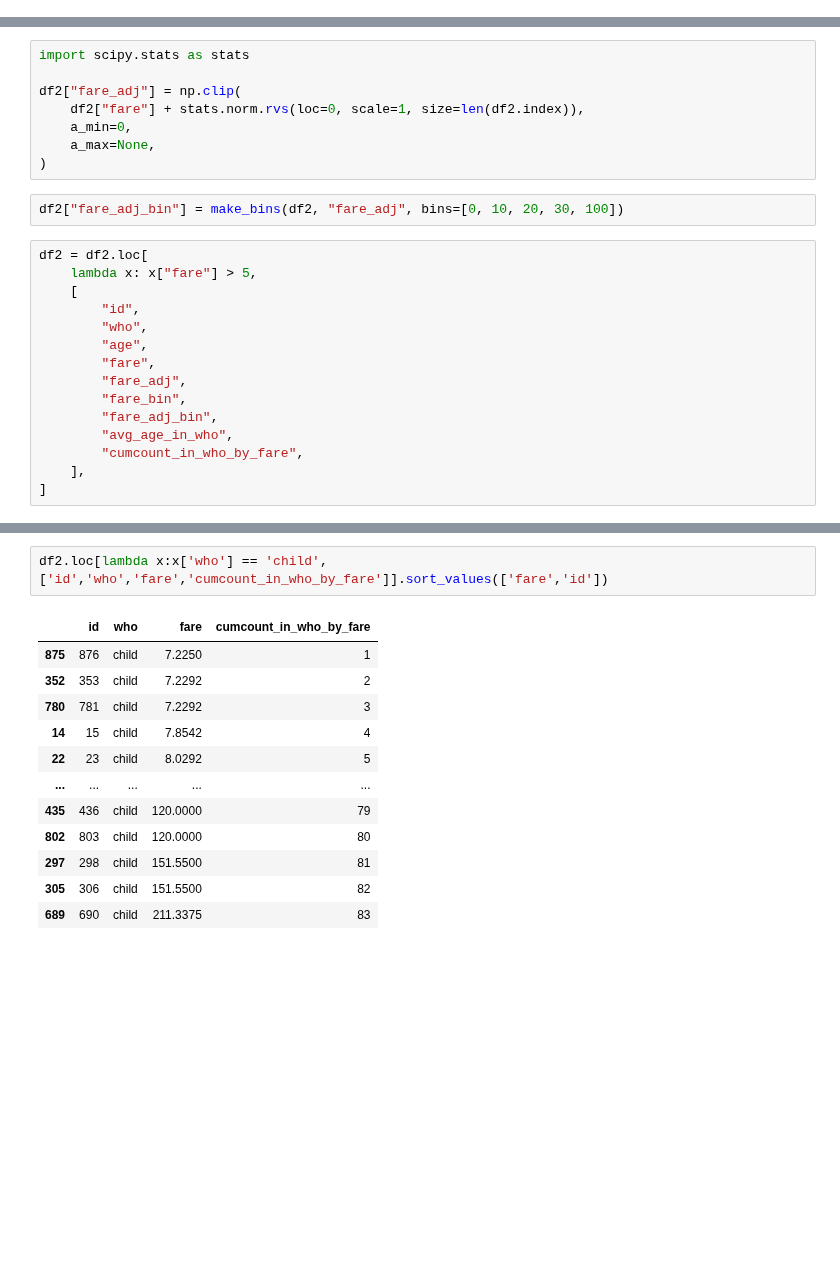
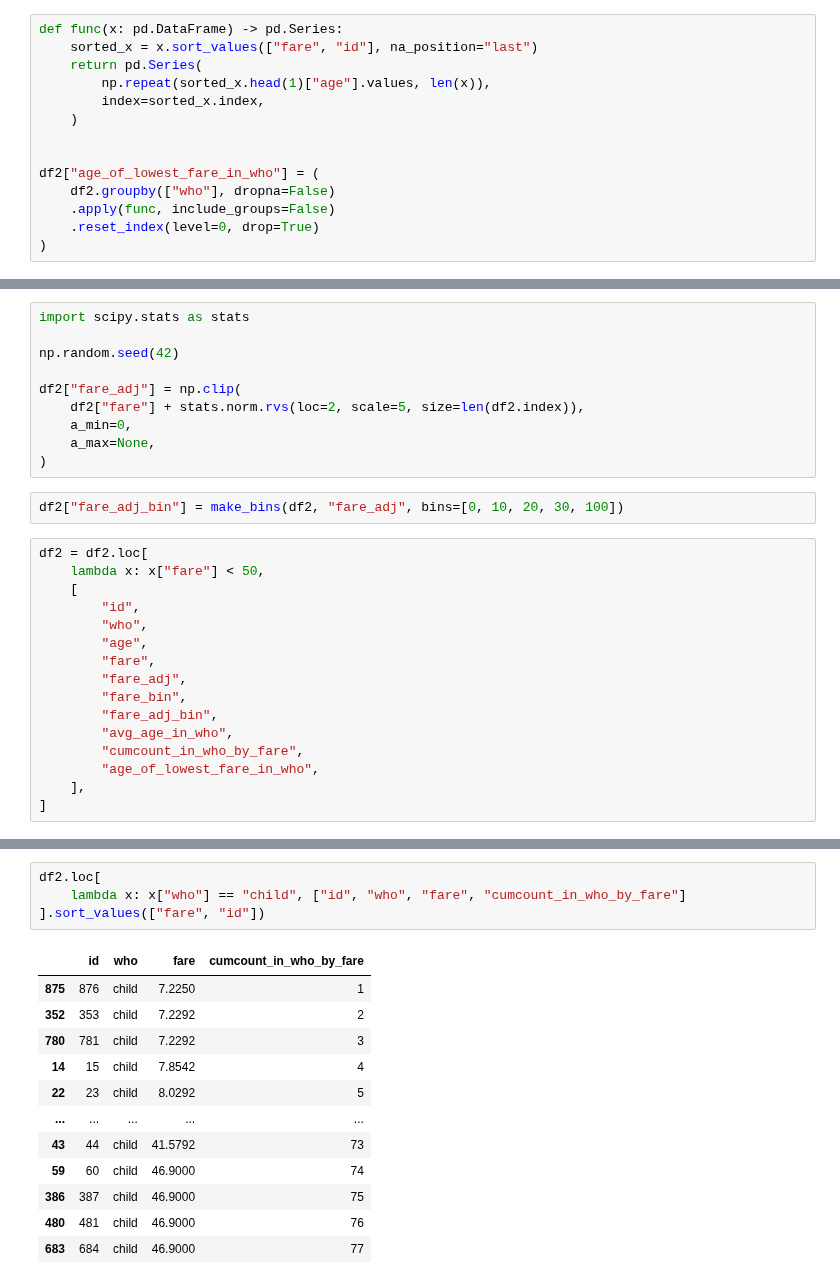
Before and after one commit to 0xdomyz/python_collection, a Jupyter notebook: data_related/pandas_related/intro/pd_analytics.ipynb, the cells around one changed output, grey strips where cells are left out. Saved outputs shown, nothing was run; the diff lists cells and outputs as text; blank space fills up the shorter version.

```diff
--- a/data_related/pandas_related/intro/pd_analytics.ipynb
+++ b/data_related/pandas_related/intro/pd_analytics.ipynb
@@ -71,6 +99,20 @@ df2["cumcount_in_who_by_fare"] = (
     )
     .reset_index(level=0, drop=True)
 )
+# %%
+def func(x: pd.DataFrame) -> pd.Series:
+    sorted_x = x.sort_values(["fare", "id"], na_position="last")
+    return pd.Series(
+        np.repeat(sorted_x.head(1)["age"].values, len(x)),
+        index=sorted_x.index,
+    )
+
+
+df2["age_of_lowest_fare_in_who"] = (
+    df2.groupby(["who"], dropna=False)
+    .apply(func, include_groups=False)
+    .reset_index(level=0, drop=True)
+)
 # %%
 src_col = "fare"
 col = "fare_bin"
@@ -84,8 +126,10 @@ df2.loc[lambda x: x[src_col] >= 100, col] = "[100,Inf)"
 # %%
 import scipy.stats as stats
 
+np.random.seed(42)
+
 df2["fare_adj"] = np.clip(
-    df2["fare"] + stats.norm.rvs(loc=0, scale=1, size=len(df2.index)),
+    df2["fare"] + stats.norm.rvs(loc=2, scale=5, size=len(df2.index)),
     a_min=0,
     a_max=None,
 )
@@ -93,7 +137,7 @@ df2["fare_adj"] = np.clip(
 df2["fare_adj_bin"] = make_bins(df2, "fare_adj", bins=[0, 10, 20, 30, 100])
 # %%
 df2 = df2.loc[
-    lambda x: x["fare"] > 5,
+    lambda x: x["fare"] < 50,
     [
         "id",
         "who",
@@ -104,5 +148,6 @@ df2 = df2.loc[
         "fare_adj_bin",
         "avg_age_in_who",
         "cumcount_in_who_by_fare",
+        "age_of_lowest_fare_in_who",
     ],
 ]
@@ -183,15 +237,17 @@ df2.groupby(["who"], dropna=False).agg(
 # %%
-df2.loc[lambda x:x['who'] == 'child', ['id','who','fare','cumcount_in_who_by_fare']].sort_values(['fare','id'])
+df2.loc[
+    lambda x: x["who"] == "child", ["id", "who", "fare", "cumcount_in_who_by_fare"]
+].sort_values(["fare", "id"])
 # %% [output]
 |  | id | who | fare | cumcount_in_who_by_fare |
 | 875 | 876 | child | 7.2250 | 1 |
 | 352 | 353 | child | 7.2292 | 2 |
 | 780 | 781 | child | 7.2292 | 3 |
 | 14 | 15 | child | 7.8542 | 4 |
 | 22 | 23 | child | 8.0292 | 5 |
 | ... | ... | ... | ... | ... |
-| 435 | 436 | child | 120.0000 | 79 |
-| 802 | 803 | child | 120.0000 | 80 |
-| 297 | 298 | child | 151.5500 | 81 |
-| 305 | 306 | child | 151.5500 | 82 |
-| 689 | 690 | child | 211.3375 | 83 |
+| 43 | 44 | child | 41.5792 | 73 |
+| 59 | 60 | child | 46.9000 | 74 |
+| 386 | 387 | child | 46.9000 | 75 |
+| 480 | 481 | child | 46.9000 | 76 |
+| 683 | 684 | child | 46.9000 | 77 |
```
Also changed, not shown: parts of 13 cells of this notebook.
